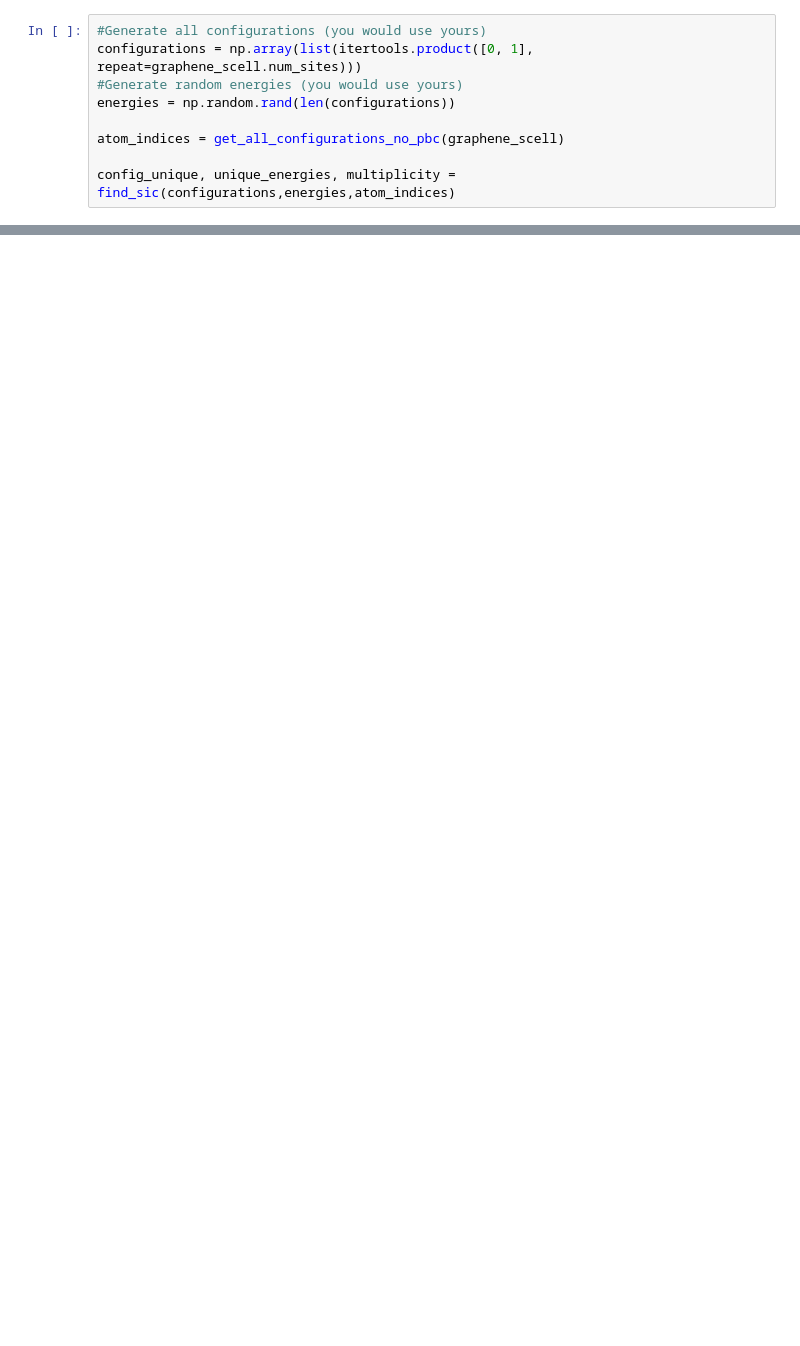
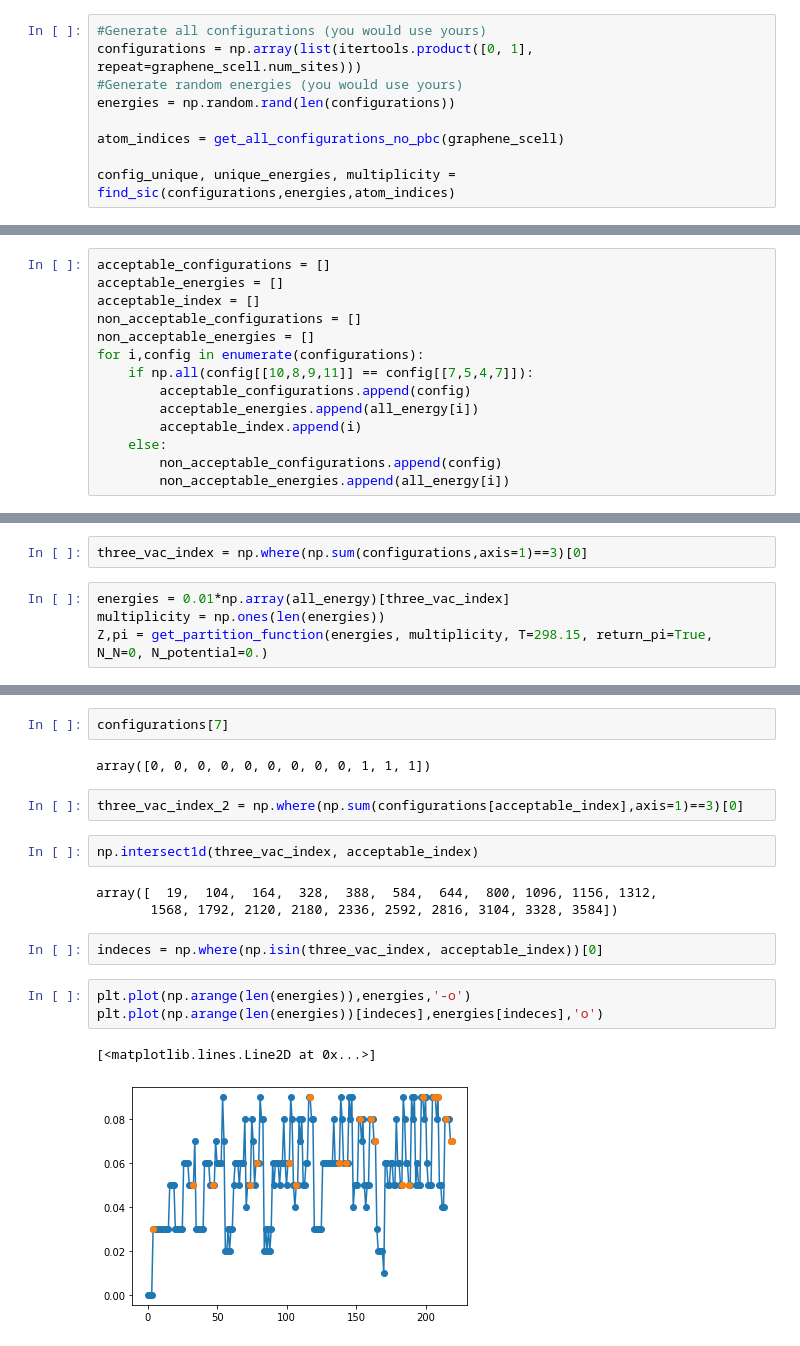
Before and after one commit to cmc-ucl/rydberg_atoms, a Jupyter notebook: materials_science.ipynb, the cells around one changed output, grey strips where cells are left out. Saved outputs shown, nothing was run; the diff lists cells and outputs as text; blank space fills up the shorter version.

```diff
--- a/materials_science.ipynb
+++ b/materials_science.ipynb
@@ -200,0 +458,14 @@ config_unique, unique_energies, multiplicity = find_sic(configurations,energies,
+# %%
+acceptable_configurations = []
+acceptable_energies = []
+acceptable_index = []
+non_acceptable_configurations = []
+non_acceptable_energies = []
+for i,config in enumerate(configurations):
+    if np.all(config[[10,8,9,11]] == config[[7,5,4,7]]):
+        acceptable_configurations.append(config)
+        acceptable_energies.append(all_energy[i])
+        acceptable_index.append(i)
+    else:
+        non_acceptable_configurations.append(config)
+        non_acceptable_energies.append(all_energy[i])
@@ -200,0 +533,6 @@ config_unique, unique_energies, multiplicity = find_sic(configurations,energies,
+# %%
+three_vac_index = np.where(np.sum(configurations,axis=1)==3)[0]
+# %%
+energies = 0.01*np.array(all_energy)[three_vac_index]
+multiplicity = np.ones(len(energies))
+Z,pi = get_partition_function(energies, multiplicity, T=298.15, return_pi=True, N_N=0, N_potential=0.)
@@ -200,0 +562,19 @@ config_unique, unique_energies, multiplicity = find_sic(configurations,energies,
+# %%
+configurations[7]
+# %% [output]
+array([0, 0, 0, 0, 0, 0, 0, 0, 0, 1, 1, 1])
+# %%
+three_vac_index_2 = np.where(np.sum(configurations[acceptable_index],axis=1)==3)[0]
+# %%
+np.intersect1d(three_vac_index, acceptable_index)
+# %% [output]
+array([  19,  104,  164,  328,  388,  584,  644,  800, 1096, 1156, 1312,
+       1568, 1792, 2120, 2180, 2336, 2592, 2816, 3104, 3328, 3584])
+# %%
+indeces = np.where(np.isin(three_vac_index, acceptable_index))[0]
+# %%
+plt.plot(np.arange(len(energies)),energies,'-o')
+plt.plot(np.arange(len(energies))[indeces],energies[indeces],'o')
+# %% [output]
+[<matplotlib.lines.Line2D at 0x...>]
+[figure, added]
```
Also changed, not shown: parts of 46 cells of this notebook.
